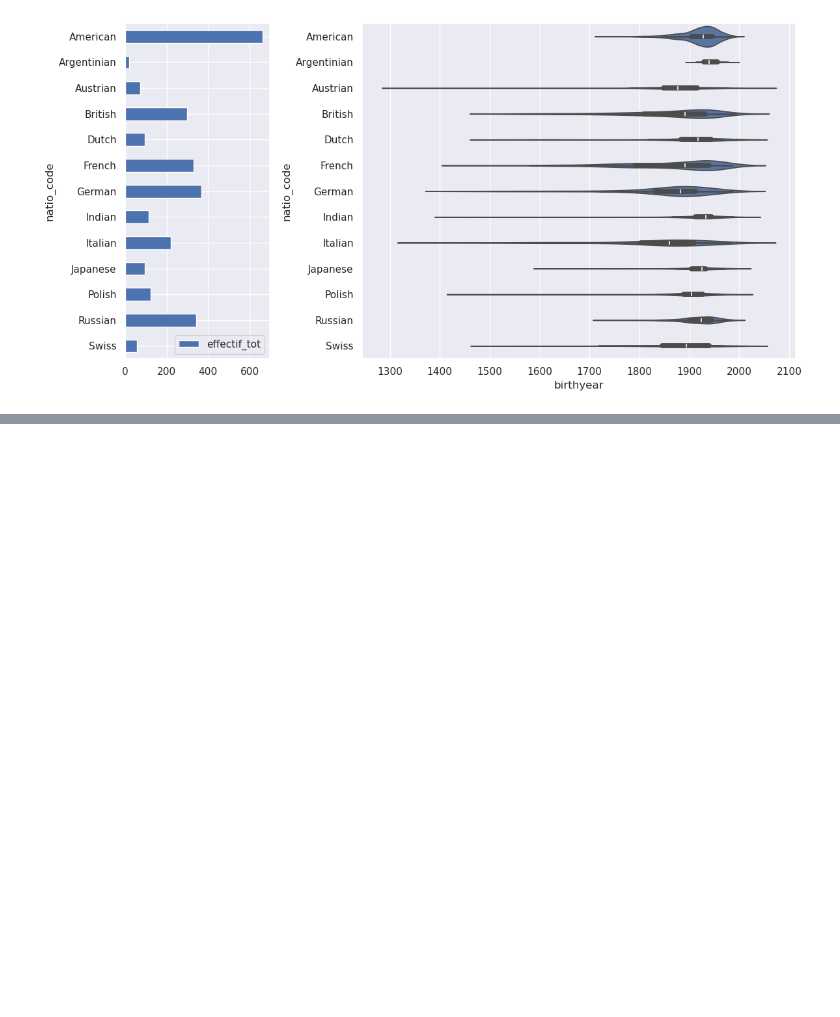
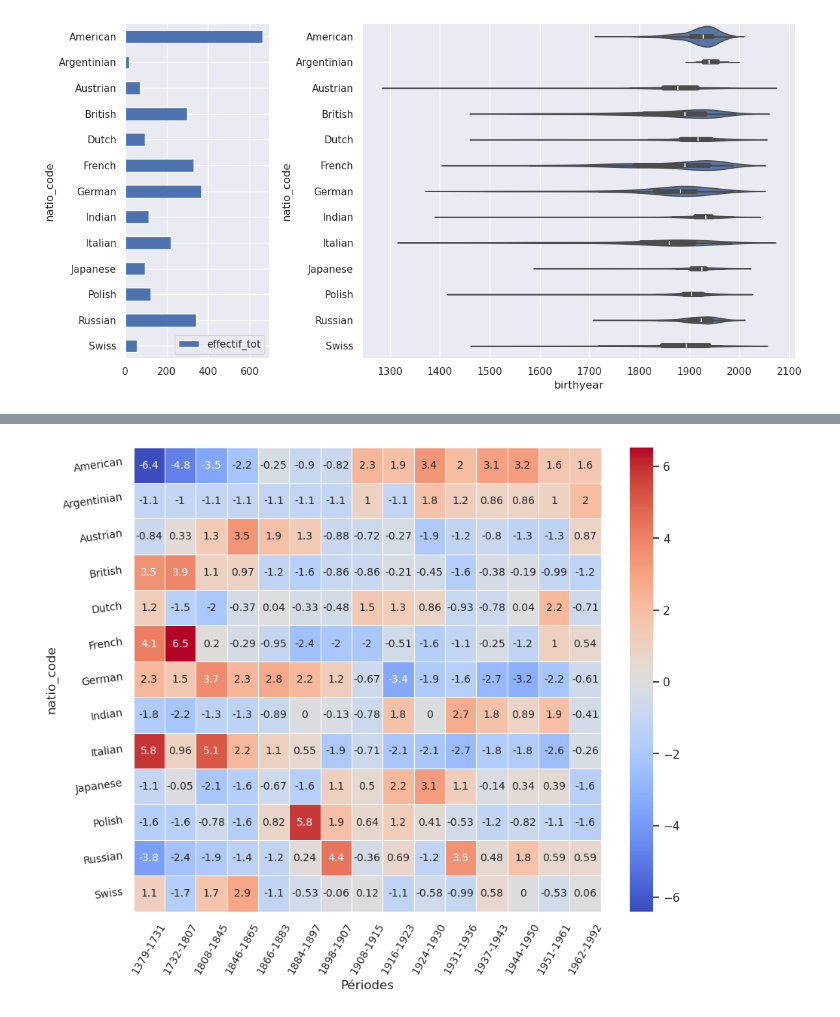
Before and after one commit to Chiodo53/astronomers, a Jupyter notebook: notebooks_jupyter/dbpedia_exploration/dpb_countries_births.ipynb, the cells around one changed output, grey strips where cells are left out. Drawn from its saved outputs; the diff is of its cells as text; code cells hidden in the pictures; blank space fills up the shorter version.

```diff
--- a/notebooks_jupyter/dbpedia_exploration/dpb_countries_births.ipynb
+++ b/notebooks_jupyter/dbpedia_exploration/dpb_countries_births.ipynb
@@ -143,0 +328,7 @@ plt.show()
+# %%
+### Allows to inspect density zones and the proportion to global number
+sns.set_theme(rc={'figure.figsize':(18,10)})
+
+## noter que "density_norm" remplace "scale='count'"
+sns.violinplot(y='natio_code', x='birthyear', data=c_df, density_norm='count')
+plt.show()
@@ -143,0 +337,25 @@ plt.show()
+# %%
+### Résidus pondérés (avec le signe)
+### Doc. :
+#   Rakotomalala, p.240
+residus_ponderes = (round((D.values-dfe)/np.sqrt(dfe),2))
+residus_ponderes.columns= D.columns
+residus_ponderes.index=D.index
+
+residus_ponderes_T = residus_ponderes.transpose()
+
+fig, ax = plt.subplots(figsize=(10,8))
+# Sample figsize in inches
+g = sns.heatmap(residus_ponderes_T, annot=residus_ponderes_T,
+                cmap="coolwarm", linewidths=.5, ax=ax,
+                annot_kws={"fontsize":10})
+labels = residus_ponderes_T.index
+cols = residus_ponderes_T.columns
+c = g.set_xticklabels(cols, rotation=60, size=10)
+p = g.set_yticklabels(labels, rotation=8, size=10)
+
+plt.savefig('pictures/natio_code_birth_period_20241216.png')
+
+plt.show()
+# %% [output]
+[figure, added]
```
Also changed, not shown: parts of 21 cells of this notebook, 2 other files.
